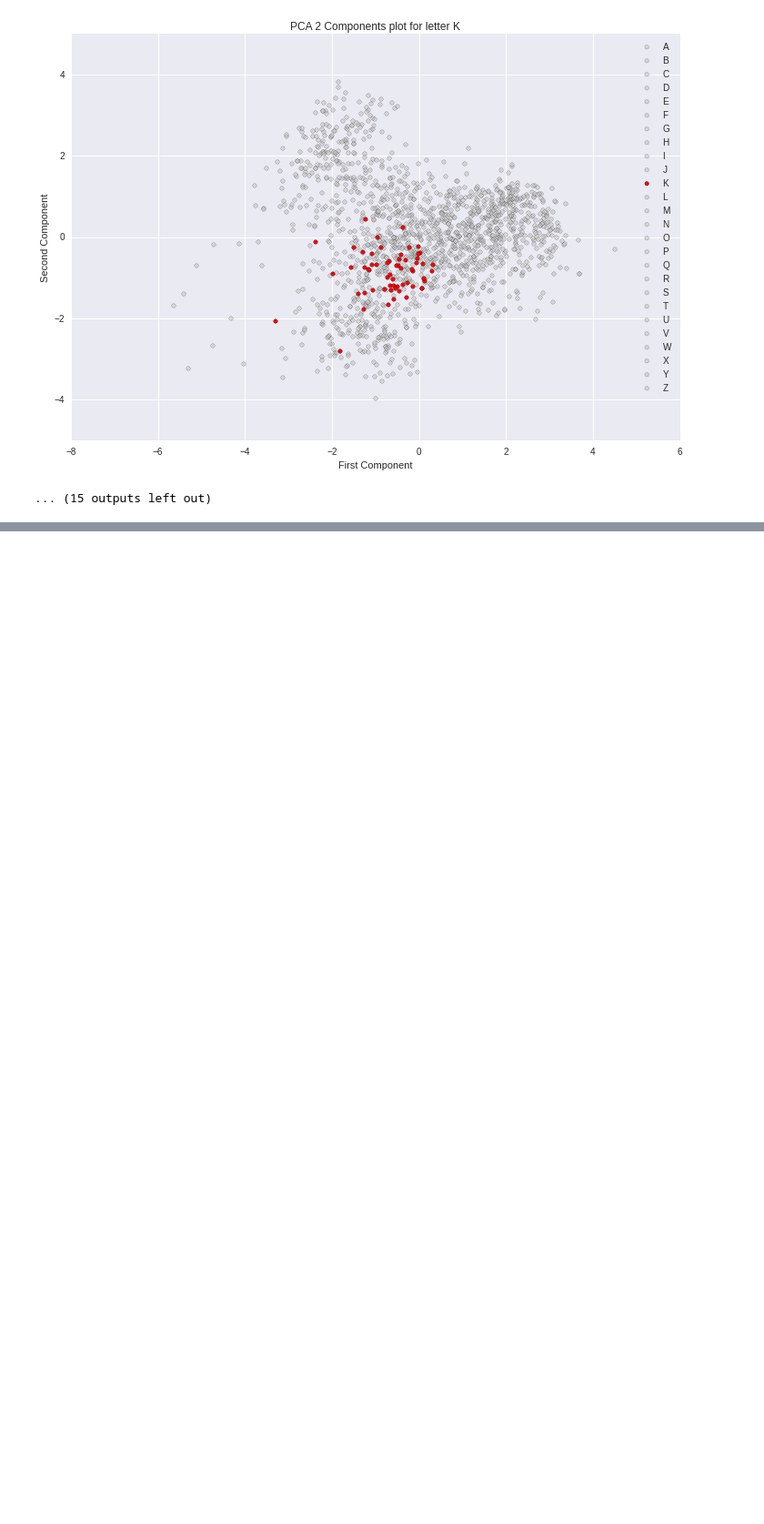
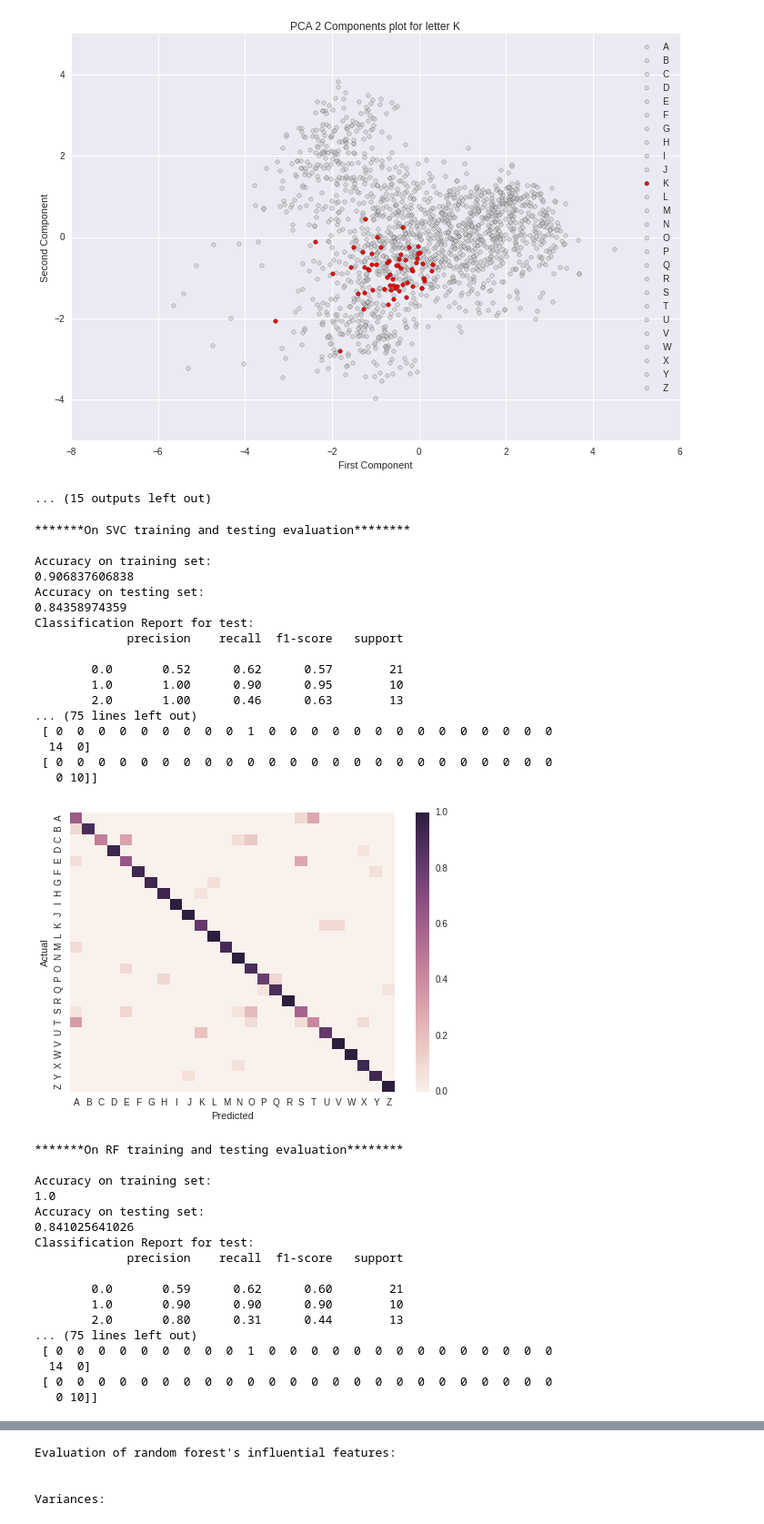
Before and after one commit to JerelynCo/SLTranslator2, a Jupyter notebook: algo_training/modeling.ipynb, the cells around one changed output, grey strips where cells are left out. Shown at 91% size. Saved outputs shown, nothing was run; the diff lists cells and outputs as text; code cells hidden in the pictures; blank space fills up the shorter version.

```diff
--- a/algo_training/modeling.ipynb
+++ b/algo_training/modeling.ipynb
@@ -313,7 +313,9 @@ def evaluate_cross_validation(clf, K, X_data, y_data):
     print(scores)
     print(("Mean score: {0:.3f} (+/-{1:.3f})").format(np.mean(scores), sem(scores)))
 
+from pandas_confusion import ConfusionMatrix, Backend
 def train_and_evaluate(clf, X_train, y_train, X_test, y_test):
+    target_names = [i for i in string.ascii_uppercase]
     print("Accuracy on training set:")
     print(clf.score(X_train, y_train))
     print("Accuracy on testing set:")
@@ -323,6 +325,11 @@ def train_and_evaluate(clf, X_train, y_train, X_test, y_test):
     print(metrics.classification_report(y_test, y_pred))
     print("Confusion Matrix for test:")
     print(metrics.confusion_matrix(y_test, y_pred))
+    cm = ConfusionMatrix([target_names[int(i)] for i in y_test],[target_names[int(i)] for i in y_pred])
+#     cm.print_stats()
+    cm.plot(backend=Backend.Seaborn, normalized=True)
+    plt.show()
+
     return clf
 
 def startReport():
@@ -362,38 +369,74 @@ from sklearn.externals import joblib
 from sklearn.svm import SVC
 from sklearn.ensemble import RandomForestClassifier
 
 from sklearn import metrics
 from sklearn.feature_selection import RFE
 
 import sys
 
 dir_results = dir_base + "results/"
 dir_base = "prediction/"
 secondary_dir_base = "wo_g/"
 dir_scaler = dir_base + "scaler/"
 dir_classifiers = dir_base + "classifiers/"
 
 svm = joblib.load(dir_classifiers+secondary_dir_base+"SVC.pkl")
 rf = joblib.load(dir_classifiers+secondary_dir_base+"RandomForestClassifier.pkl")
 
 scaler = joblib.load(dir_scaler+secondary_dir_base+"scaler.pkl")
 
-X_train = pd.read_csv(dir_data+secondary_dir_base+"xtrain.csv")
-y_train = pd.read_csv(dir_data+secondary_dir_base+"ytrain.csv")
+X_train = pd.read_csv(dir_data+secondary_dir_base+"xtrain.csv", header=None)
+y_train = pd.read_csv(dir_data+secondary_dir_base+"ytrain.csv", header=None)
 
-X_test = pd.read_csv(dir_data+secondary_dir_base+"xtest.csv")
-y_test = pd.read_csv(dir_data+secondary_dir_base+"ytest.csv")
+X_test = pd.read_csv(dir_data+secondary_dir_base+"xtest.csv", header=None)
+y_test = pd.read_csv(dir_data+secondary_dir_base+"ytest.csv", header=None)
 
 
-save = startReport()
+# save = startReport()
 print("\n*******On SVC training and testing evaluation********\n")
-train_and_evaluate(svm, X_train, y_train, X_test, y_test)
+train_and_evaluate(svm, X_train, y_train, X_test, y_test.iloc[:,0].values)
 print("\n*******On RF training and testing evaluation********\n")
-train_and_evaluate(rf, X_train, y_train, X_test, y_test)
+train_and_evaluate(rf, X_train, y_train, X_test, y_test.iloc[:,0].values)
 
 print("\nEvaluation of random forest's influential features: \n")
 if secondary_dir_base is "all/":
     rf_features(rf, X_train, y_train)
 
 print("\nVariances: \n")
-endReport(save)
+# endReport(save)
+# %% [output]
+*******On SVC training and testing evaluation********
+
+Accuracy on training set:
+0.906837606838
+Accuracy on testing set:
+0.84358974359
+Classification Report for test:
+             precision    recall  f1-score   support
+
+        0.0       0.52      0.62      0.57        21
+        1.0       1.00      0.90      0.95        10
+        2.0       1.00      0.46      0.63        13
+... (75 lines left out)
+ [ 0  0  0  0  0  0  0  0  0  1  0  0  0  0  0  0  0  0  0  0  0  0  0  0
+  14  0]
+ [ 0  0  0  0  0  0  0  0  0  0  0  0  0  0  0  0  0  0  0  0  0  0  0  0
+   0 10]]
+[figure, added]
+*******On RF training and testing evaluation********
+
+Accuracy on training set:
+1.0
+Accuracy on testing set:
+0.841025641026
+Classification Report for test:
+             precision    recall  f1-score   support
+
+        0.0       0.59      0.62      0.60        21
+        1.0       0.90      0.90      0.90        10
+        2.0       0.80      0.31      0.44        13
+... (75 lines left out)
+ [ 0  0  0  0  0  0  0  0  0  1  0  0  0  0  0  0  0  0  0  0  0  0  0  0
+  14  0]
+ [ 0  0  0  0  0  0  0  0  0  0  0  0  0  0  0  0  0  0  0  0  0  0  0  0
+   0 10]]
@@ -399,0 +444,4 @@ endReport(save)
+Evaluation of random forest's influential features:
+
+
+Variances:
```
Also changed, not shown: parts of 4 cells of this notebook, 11 other files.
